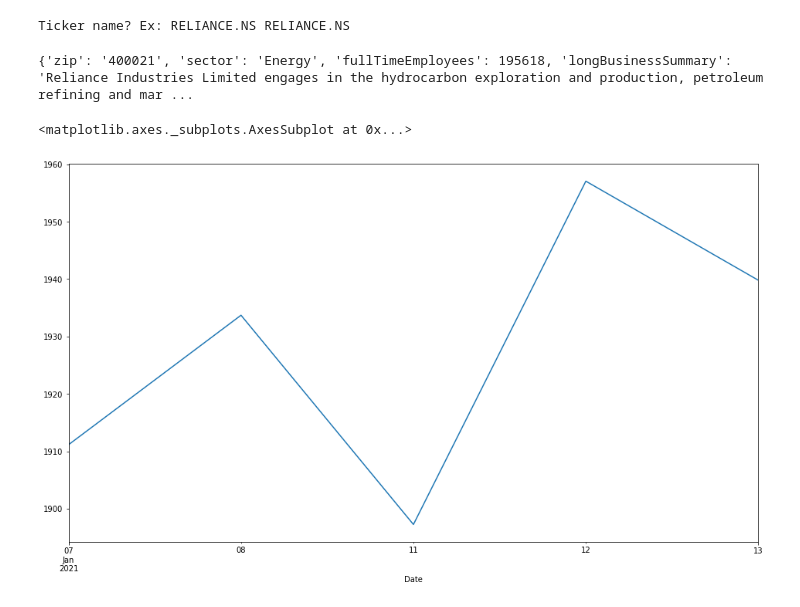
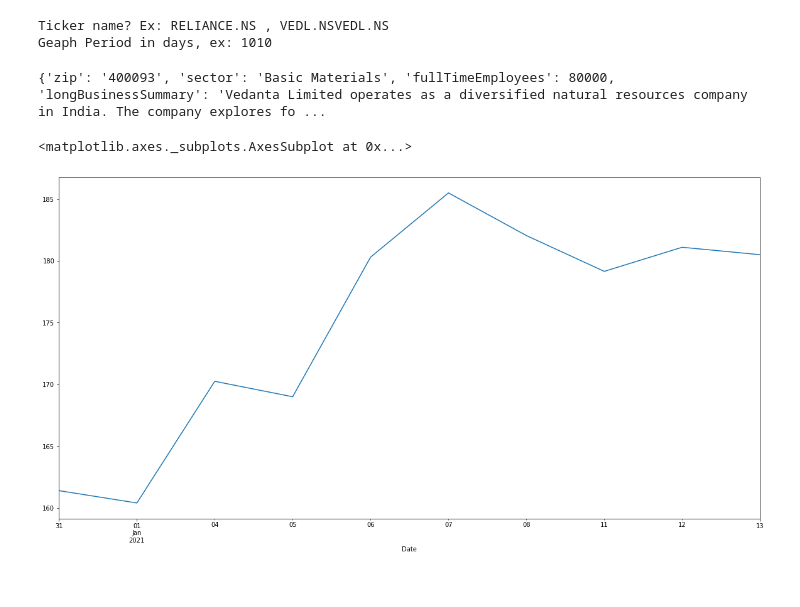
Before and after one commit to abhisekumar/pytest, a Jupyter notebook: indianStockPlot.ipynb, the cells around one changed output. Cells and saved outputs as stored; diff of their text form; code cells hidden in the pictures.

```diff
--- a/indianStockPlot.ipynb
+++ b/indianStockPlot.ipynb
@@ -8,24 +8,26 @@ import requests
 import yfinance as yf
 # %%
 stockCode =input("Ticker name? Ex: RELIANCE.NS , VEDL.NS")
+periodDay = input("Geaph Period in days, (Ex:10) ")
 # %% [output]
-Ticker name? Ex: RELIANCE.NS RELIANCE.NS
+Ticker name? Ex: RELIANCE.NS , VEDL.NSVEDL.NS
+Geaph Period in days, ex: 1010
 # %%
 #load the data
 msft = yf.Ticker(stockCode)
 print(msft.info)
-hist = msft.history(period="5d")
+hist = msft.history(period=periodDay+"d")
 # %% [output]
-{'zip': '400021', 'sector': 'Energy', 'fullTimeEmployees': 195618, 'longBusinessSummary': 'Reliance Industries Limited engages in the hydrocarbon exploration and production, petroleum refining and mar ...
+{'zip': '400093', 'sector': 'Basic Materials', 'fullTimeEmployees': 80000, 'longBusinessSummary': 'Vedanta Limited operates as a diversified natural resources company in India. The company explores fo ...
 # %%
 #!pip install matplotlib
 #!pip install seaborn
 # %%
 import matplotlib.pyplot as plt
 import seaborn
 
 # Plot everything by leveraging the very powerful matplotlib package
-hist['Close'].plot(figsize=(16, 9))
+hist['Close'].plot(figsize=(20, 10))
 # %% [output]
 <matplotlib.axes._subplots.AxesSubplot at 0x...>
-[figure, old version]
+[figure, new version]
```
